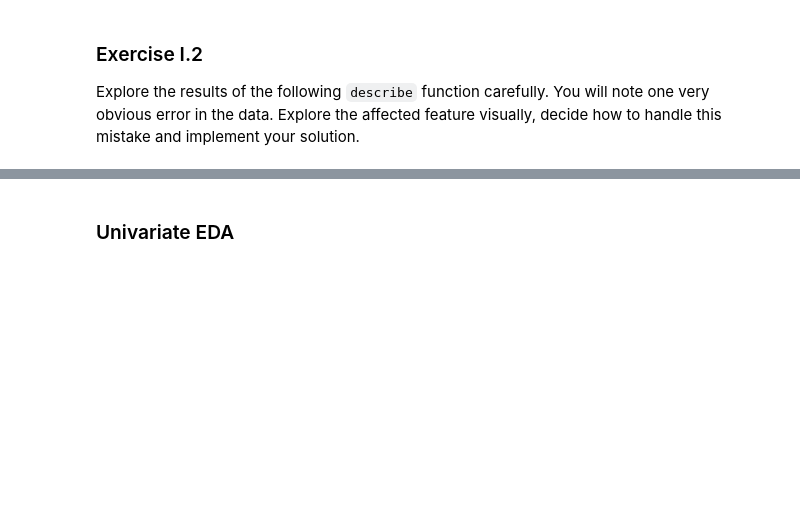
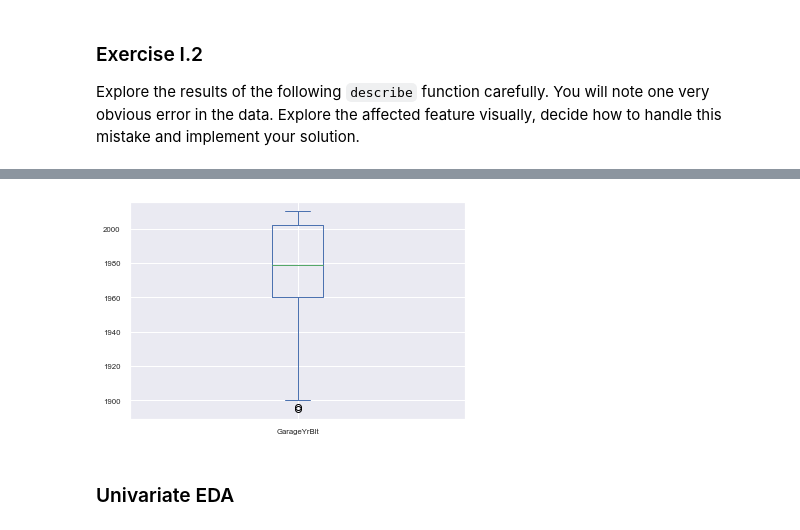
Before and after one commit to IchChefDuNixx/2023SS, a Jupyter notebook: DS/data_aai_sose23/lecture07_feature_engineering/h07a-assignment-ames_housing_part_I.ipynb, the cells around one changed output, grey strips where cells are left out. Drawn from its saved outputs; the diff is of its cells as text; code cells hidden in the pictures; blank space fills up the shorter version.

```diff
--- a/DS/data_aai_sose23/lecture07_feature_engineering/h07a-assignment-ames_housing_part_I.ipynb
+++ b/DS/data_aai_sose23/lecture07_feature_engineering/h07a-assignment-ames_housing_part_I.ipynb
@@ -84,3 +115,8 @@ ames.describe().T
+# %%
+ames.loc[maxIndex, "GarageYrBlt"] = 2007
+ames.GarageYrBlt[ames.GarageYrBlt > 0].plot(kind="box");
+# %% [output]
+[figure, added]
 # %% [markdown]
 ### Univariate EDA
 # %% [markdown]
```
Also changed, not shown: parts of 21 cells of this notebook, 6 other files.
